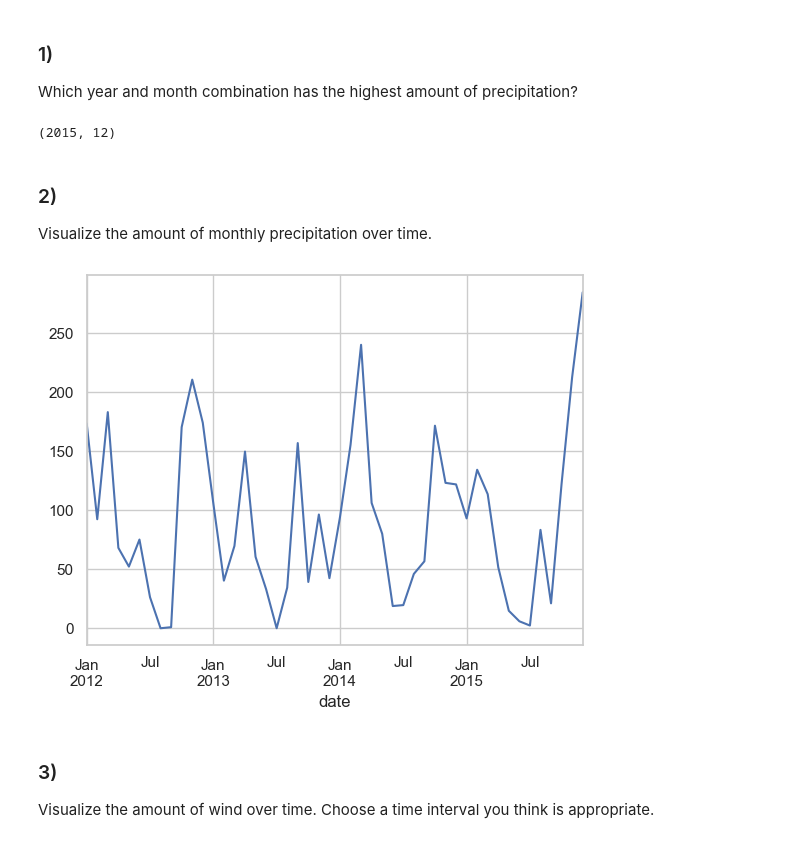
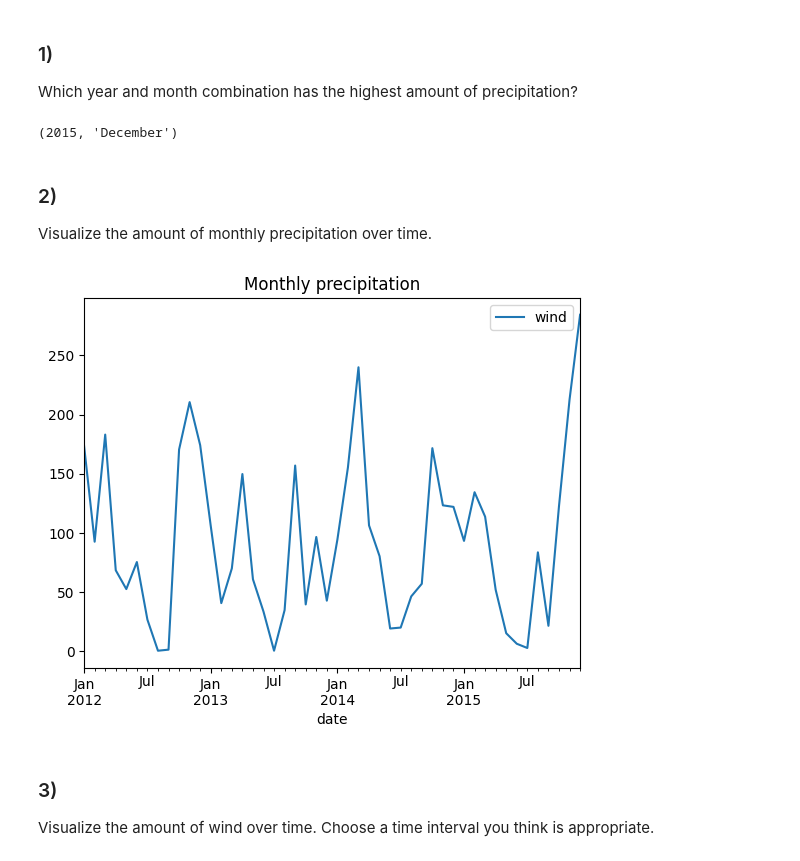
Before and after one commit to TheodoreQuansah/time-series-exercises, a Jupyter notebook: time_series_in_pd.ipynb, the cells around one changed output. Drawn from its saved outputs; the diff is of its cells as text; code cells hidden in the pictures.

```diff
--- a/time_series_in_pd.ipynb
+++ b/time_series_in_pd.ipynb
@@ -104,17 +121,19 @@ monthly_prec = df.resample('M')['precipitation'].sum()
 max_prec_month = monthly_prec.idxmax()
 
 # Extract the year and month from the result
-max_prec_month.year, max_prec_month.month
+max_prec_month.year, max_prec_month.month_name()
 # %% [output]
-(2015, 12)
+(2015, 'December')
 # %% [markdown]
 ### 2)
 Visualize the amount of monthly precipitation over time.
 # %%
-monthly_prec.plot()
+monthly_prec.plot(label='wind')
+plt.title('Monthly precipitation')
+plt.legend()
 plt.show()
 # %% [output]
-[figure, old version]
+[figure, new version]
 # %% [markdown]
 ### 3)
 Visualize the amount of wind over time. Choose a time interval you think is appropriate.
```
Also changed, not shown: parts of 30 cells of this notebook.
